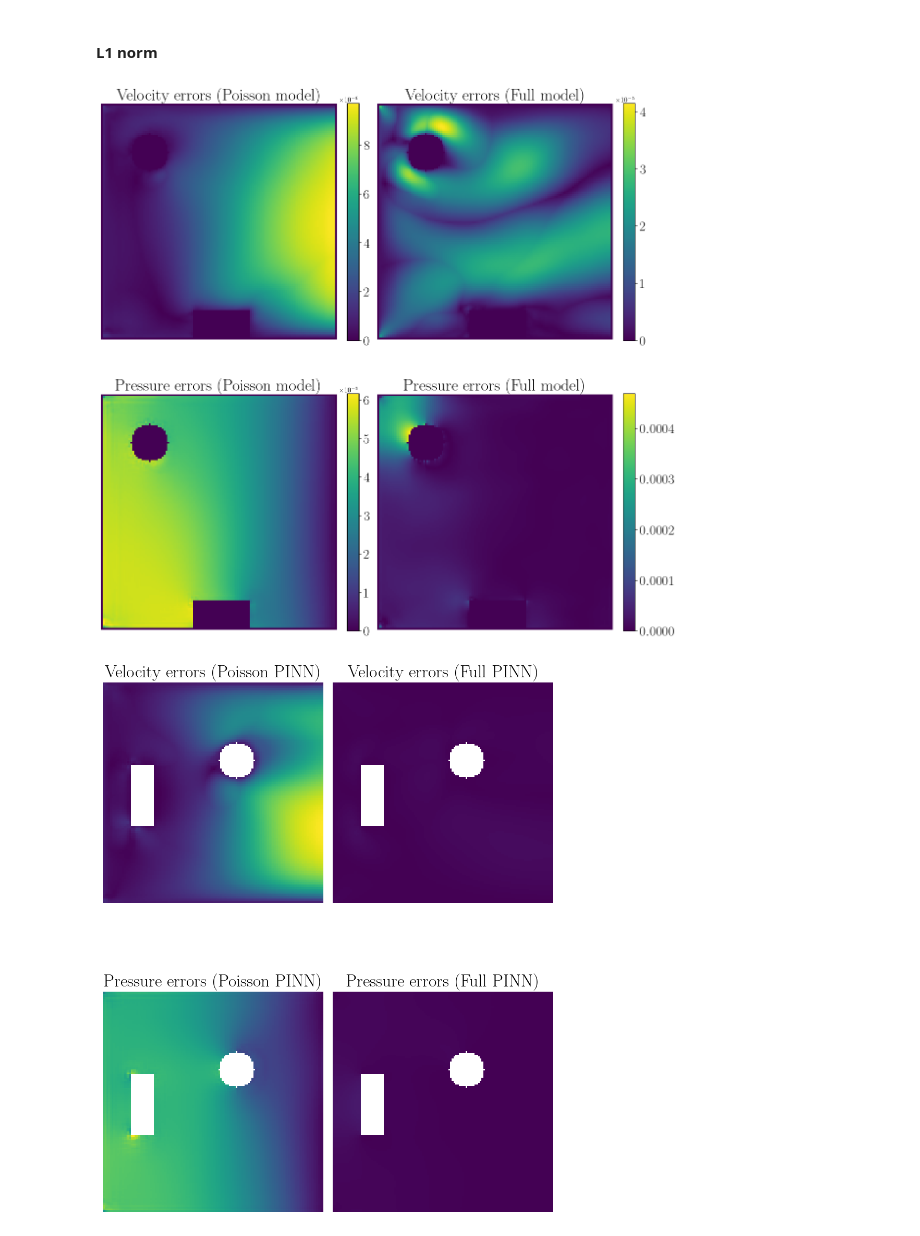
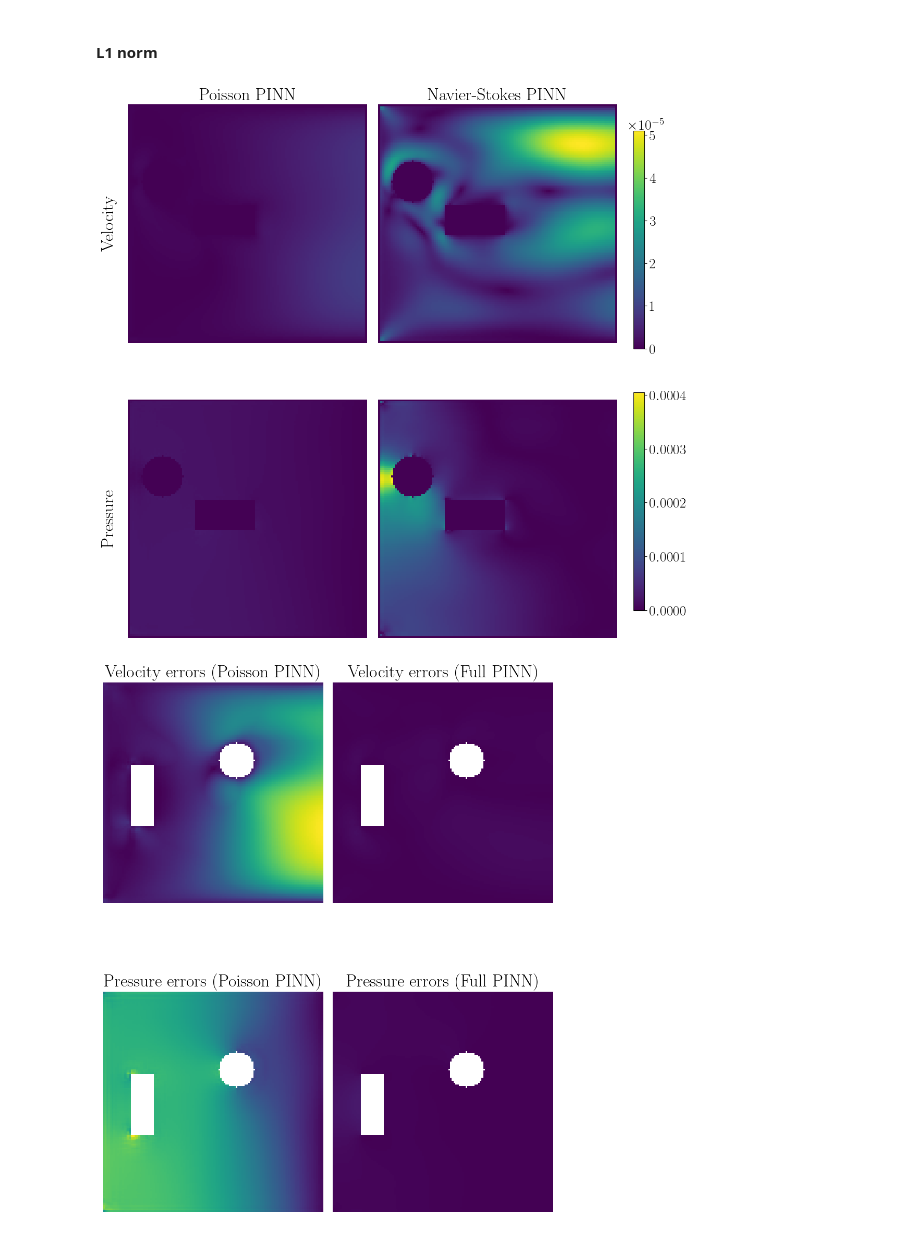
Before and after one commit to gregorkovac/pinn-accelerated-cfd, a Jupyter notebook: src/analysis/analysis.ipynb, the cells around one changed output. Saved outputs shown, nothing was run; the diff lists cells and outputs as text; code cells hidden in the pictures.

```diff
--- a/src/analysis/analysis.ipynb
+++ b/src/analysis/analysis.ipynb
@@ -294,14 +280,15 @@ err_pointwise_plot(errors)
 # %%
 importlib.reload(analysis_functions)
 
-case_num = 0
+case_num = 7
 
-errors = analysis_functions.compute_errors(results, norm="1")
+errors = analysis_functions.compute_errors(results, norm="2")
 for k in errors.keys():
     errors[k] = [errors[k][case_num]]
-analysis_functions.err_pointwise_plot(errors)
+
+analysis_functions.err_pointwise_plot(errors, title=f"err_case_{case_num}.pdf")
 # %% [output]
-[figure, old version]
+[figure, new version]
 # %%
 case_num = 3
 
```
Also changed, not shown: parts of 7 cells of this notebook, 13 other files.
